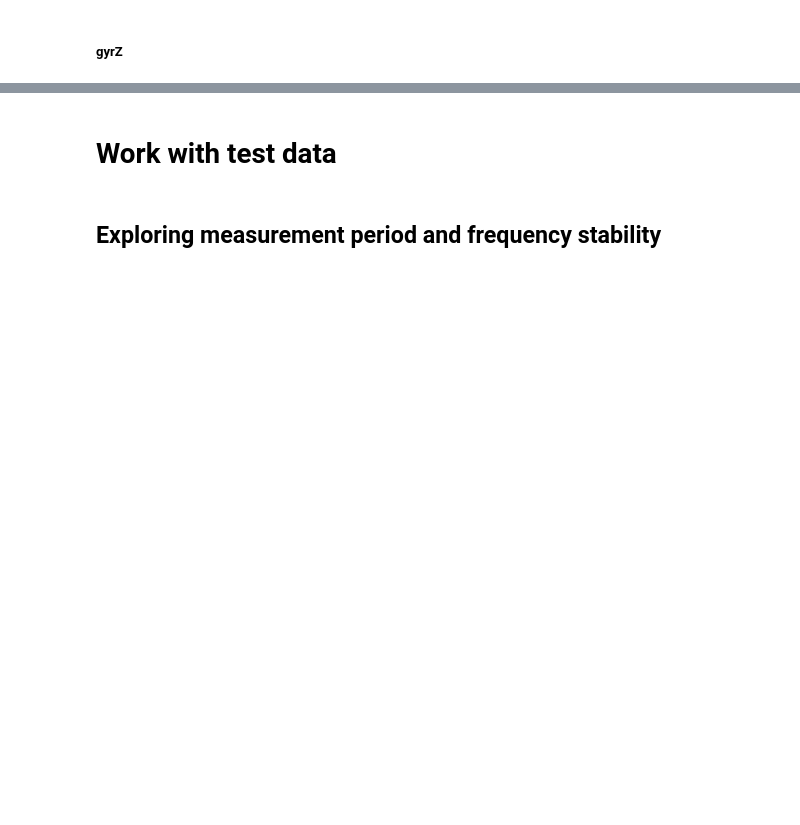
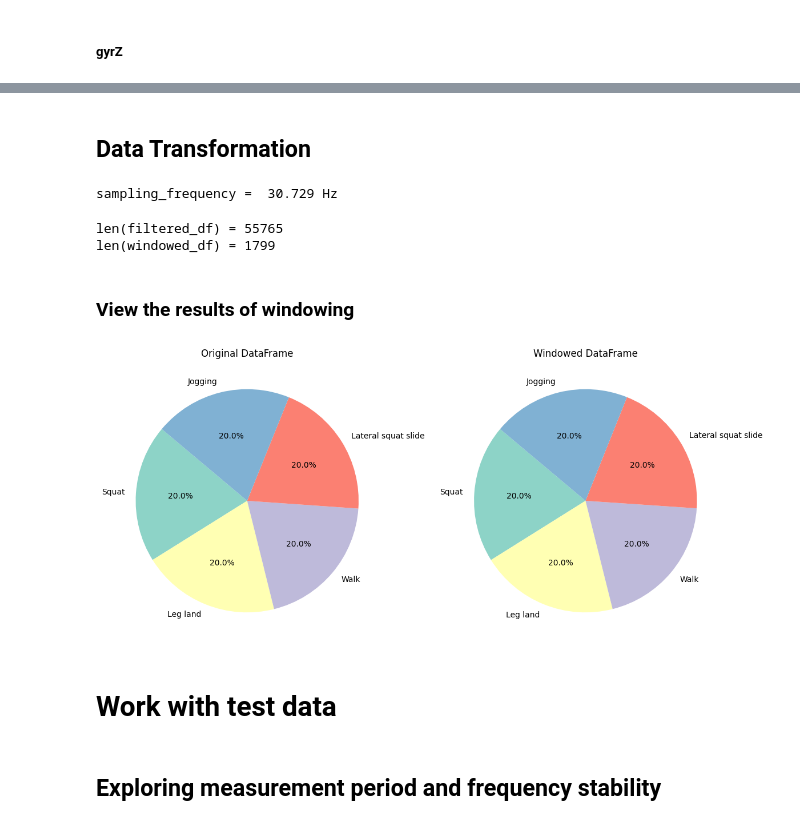
Before and after one commit to Mykhailo20/DS_Bootcamp_2023, a Jupyter notebook: Homework_5/Physical_Activity_Analysis/Features.ipynb, the cells around one changed output, grey strips where cells are left out. Saved outputs shown, nothing was run; the diff lists cells and outputs as text; code cells hidden in the pictures; blank space fills up the shorter version.

```diff
--- a/Homework_5/Physical_Activity_Analysis/Features.ipynb
+++ b/Homework_5/Physical_Activity_Analysis/Features.ipynb
@@ -492,0 +556,48 @@ plt.savefig('graphs/gyrZ_distplot.png', bbox_inches='tight')
+# %% [markdown]
+## Data Transformation
+# %%
+# Calculate the number of data points within a 2-second window
+sampling_frequency =  1.0 / filtered_df['time'].diff().mean()  # Hz
+window_duration = 2 # seconds
+window_size = ceil(sampling_frequency * window_duration)
+step_size = window_size // 2
+
+# Create a list to store the windowed dataframes
+windowed_dfs = []
+
+print(f"window size = {window_size}")
+
+windowed_dict = {'start_time': [], 'end_time': [], 'accX_s': [], 'accY_s': [], 'accZ_s': [], 'gyrZ_s': [], 'activity': []}
+# Divide the entire dataframe into 2-second windows
+for i in range(0, len(filtered_df), step_size):
+    window_df = filtered_df.iloc[i:i + window_size]
+
+    windowed_dict['start_time'].append(window_df['time'].iloc[0])
+    windowed_dict['end_time'].append(window_df['time'].iloc[-1])
+    windowed_dict['accX_s'].append(window_df['accX_filtered'].values)
+    windowed_dict['accY_s'].append(window_df['accY_filtered'].values)
+    windowed_dict['accZ_s'].append(window_df['accZ_filtered'].values)
+
+    windowed_dict['gyrZ_s'].append(window_df['gyrZ_filtered'].values)
+
+    # Determine the most frequent activity in the window
+    most_frequent_activity = window_df['activity'].value_counts().idxmax()
+    label = stats.mode(filtered_df['activity'][i: i + window_size])[0][0]
+    if label != most_frequent_activity:
+        print("label != most_frequent_activity")
+        print(f'most_frequent_activity = {most_frequent_activity}')
+        print(f'label = {label}')
+        break
+    # Assign the most frequent activity to all rows in the window
+    windowed_dict['activity'].append(most_frequent_activity)
+
+    windowed_dfs.append(window_df)
+
+windowed_df = pd.DataFrame.from_dict(windowed_dict)
+print(f"len(windowed_dfs) = {len(windowed_dfs)}")
+print(f"len(windowed_df) = {len(windowed_df)}")
+# %%
+sampling_frequency =  1.0 / filtered_df['time'].diff().mean()  # Hz
+print(f"sampling_frequency = {sampling_frequency: .3f} Hz")
+# %% [output]
+sampling_frequency =  30.729 Hz
@@ -493,3 +610,16 @@ plt.savefig('graphs/gyrZ_distplot.png', bbox_inches='tight')
+# %%
+print(f'len(filtered_df) = {len(filtered_df)}')
+print(f'len(windowed_df) = {len(windowed_df)}')
+# %% [output]
+len(filtered_df) = 55765
+len(windowed_df) = 1799
+# %% [markdown]
+### View the results of windowing
+# %%
+sns.set_palette("Set3")
+windowed_pie_chart(original_df=filtered_df, windowed_df=windowed_df, column='activity')
+# %% [output]
+[figure, added]
 # %% [markdown]
 # Work with test data
 # %%
```
Also changed, not shown: parts of 19 cells of this notebook, 1 other file.
